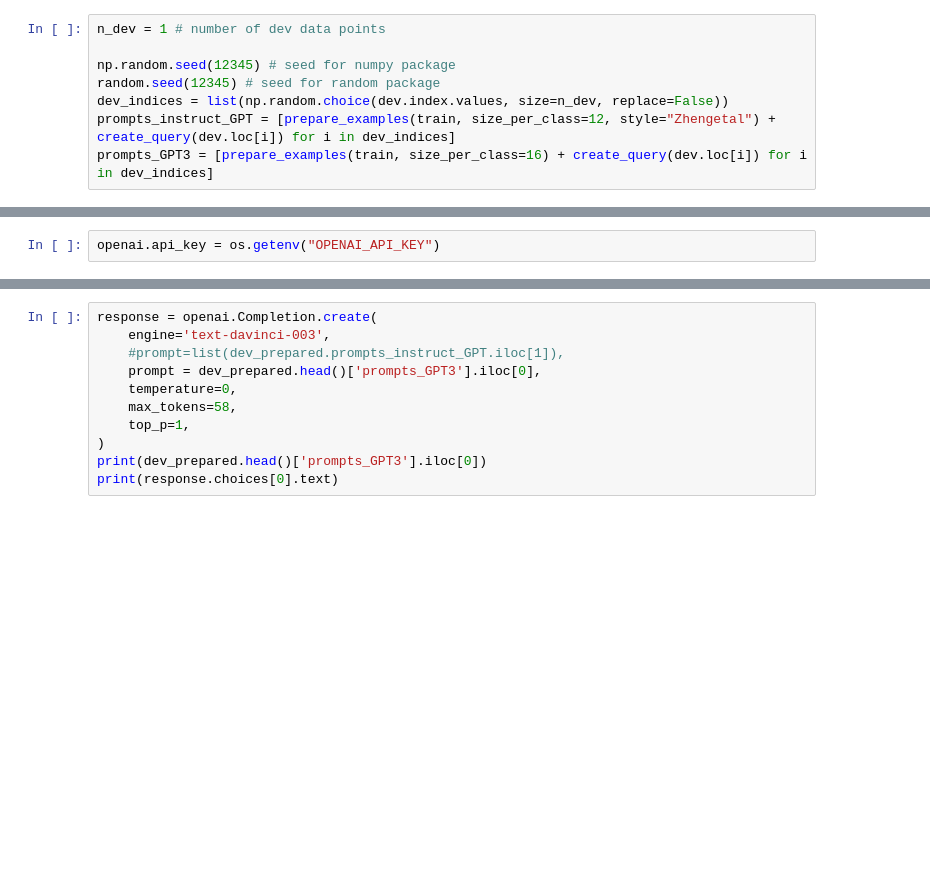
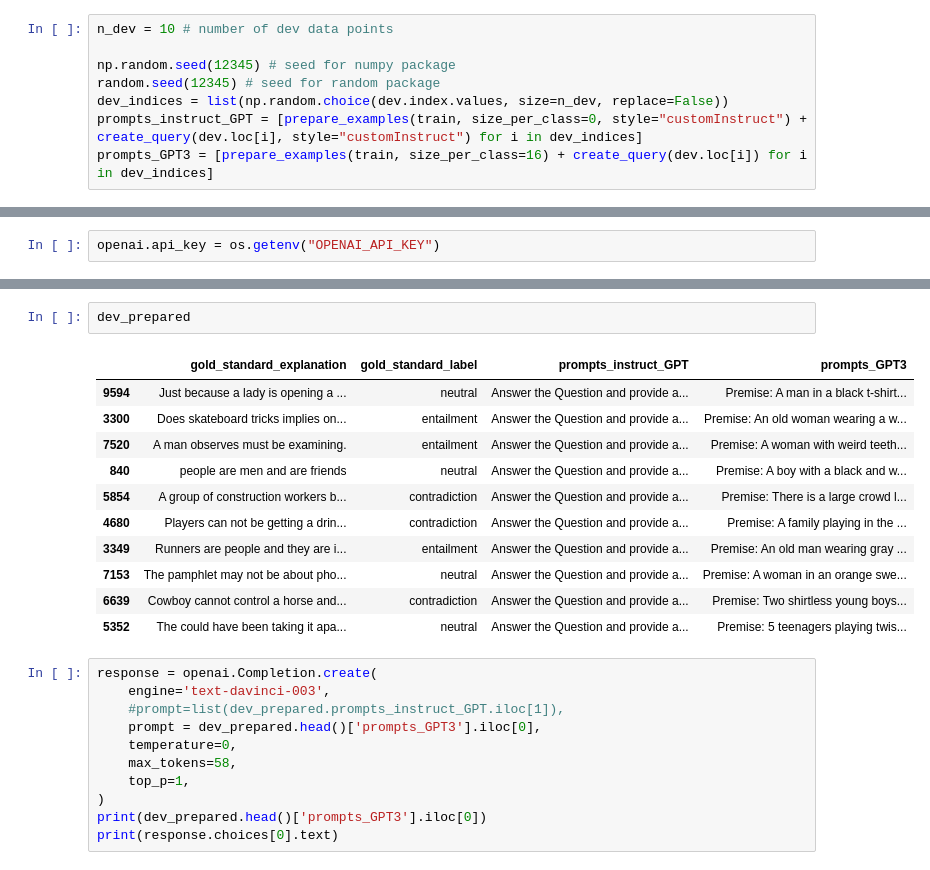
Before and after one commit to Marbr987/Hypothesis_Driven_Analysis_of_Self_Rationalising_Models, a Jupyter notebook: 01_GPT3_Explanations/GPT_parameter_optimisation.ipynb, the cells around one changed output, grey strips where cells are left out. Cells and saved outputs as stored; diff of their text form; blank space fills up the shorter version.

Commit message:
feature: Add new prompts

```diff
--- a/01_GPT3_Explanations/GPT_parameter_optimisation.ipynb
+++ b/01_GPT3_Explanations/GPT_parameter_optimisation.ipynb
@@ -33,12 +33,12 @@ dev.shape
 train = train.dropna(subset=['Sentence1', 'Sentence2', 'Explanation_1'])
 train = train.reset_index(drop=True)
 # %%
-n_dev = 1 # number of dev data points
+n_dev = 10 # number of dev data points
 
 np.random.seed(12345) # seed for numpy package
 random.seed(12345) # seed for random package
 dev_indices = list(np.random.choice(dev.index.values, size=n_dev, replace=False))
-prompts_instruct_GPT = [prepare_examples(train, size_per_class=12, style="Zhengetal") + create_query(dev.loc[i]) for i in dev_indices]
+prompts_instruct_GPT = [prepare_examples(train, size_per_class=0, style="customInstruct") + create_query(dev.loc[i], style="customInstruct") for i in dev_indices]
 prompts_GPT3 = [prepare_examples(train, size_per_class=16) + create_query(dev.loc[i]) for i in dev_indices]
 # %%
 dev_prepared = pd.DataFrame()
@@ -124,3 +131,17 @@ print(response.choices[0].text)
+# %%
+dev_prepared
+# %% [output]
+|  | gold_standard_explanation | gold_standard_label | prompts_instruct_GPT | prompts_GPT3 |
+| 9594 | Just because a lady is opening a ... | neutral | Answer the Question and provide a... | Premise: A man in a black t-shirt... |
+| 3300 | Does skateboard tricks implies on... | entailment | Answer the Question and provide a... | Premise: An old woman wearing a w... |
+| 7520 | A man observes must be examining. | entailment | Answer the Question and provide a... | Premise: A woman with weird teeth... |
+| 840 | people are men and are friends | neutral | Answer the Question and provide a... | Premise: A boy with a black and w... |
+| 5854 | A group of construction workers b... | contradiction | Answer the Question and provide a... | Premise: There is a large crowd l... |
+| 4680 | Players can not be getting a drin... | contradiction | Answer the Question and provide a... | Premise: A family playing in the ... |
+| 3349 | Runners are people and they are i... | entailment | Answer the Question and provide a... | Premise: An old man wearing gray ... |
+| 7153 | The pamphlet may not be about pho... | neutral | Answer the Question and provide a... | Premise: A woman in an orange swe... |
+| 6639 | Cowboy cannot control a horse and... | contradiction | Answer the Question and provide a... | Premise: Two shirtless young boys... |
+| 5352 | The could have been taking it apa... | neutral | Answer the Question and provide a... | Premise: 5 teenagers playing twis... |
 # %%
 response = openai.Completion.create(
     engine='text-davinci-003',
```
Also changed, not shown: parts of 5 cells of this notebook, 1 other file.
